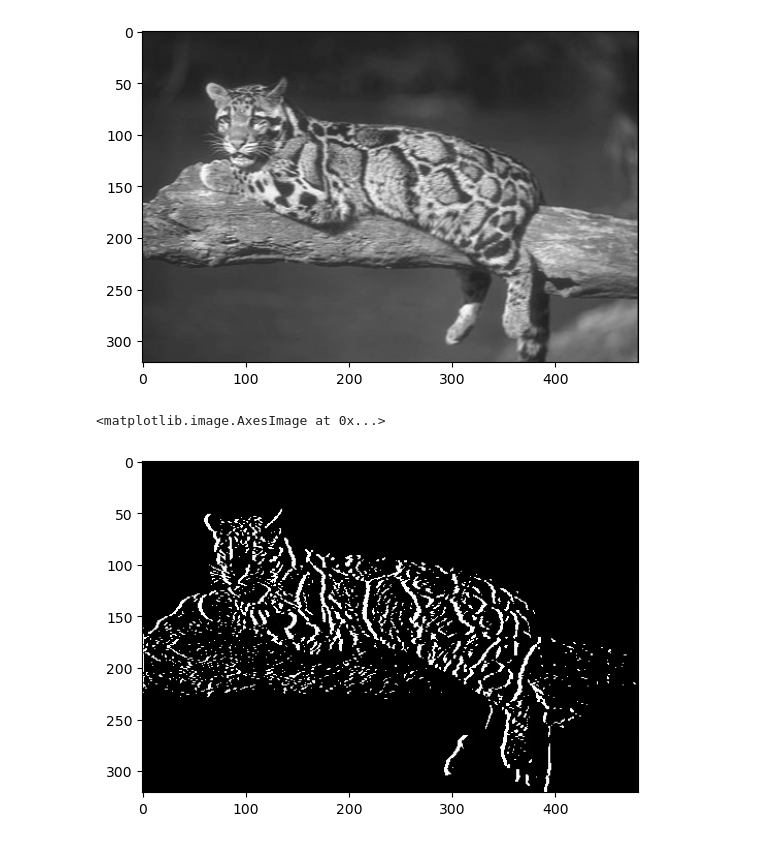
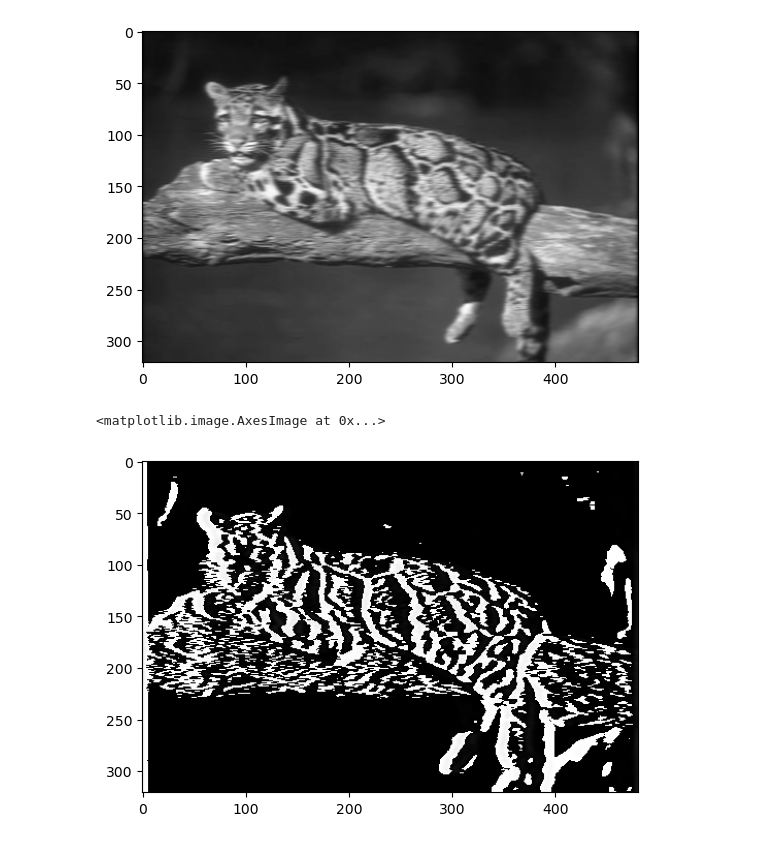
Before and after one commit to sina6990/CV-CAP5415, a Jupyter notebook: Canny.ipynb, the cells around one changed output. Cells and saved outputs as stored; diff of their text form; code cells hidden in the pictures.

Commit message:
addressing the bug for convolving over the image

```diff
--- a/Canny.ipynb
+++ b/Canny.ipynb
@@ -64,13 +68,15 @@ print(d, np.abs(d).sum())
 # %%
-# 1-Dimension Convolving for a given image and kernel
-def convolve(image, kernel):
-    padding_size = kernel.shape[0] // 2
+# 1-Dimension Convolving for a given image and kernel across the X-axis
+def convolve_x(image, kernel):
+    image_height, image_width = image.shape
+    kernel_size = kernel.shape[0]
+    padding_size = kernel_size // 2
     padded_image = np.pad(image, padding_size, mode='constant', constant_values=0)
     output = np.zeros_like(image)
 
-    for i in range(image.shape[0]):
-        for j in range(image.shape[1]):
-            region = padded_image[i, j:j + kernel.shape[0]]
+    for i in range(image_height):
+        for j in range(image_width):
+            region = padded_image[i+padding_size, j:j+kernel_size]
             output[i, j] = np.sum(region * kernel)
 
     return output
@@ -150,14 +195,14 @@ plt.imshow(I2, cmap='gray')
 <matplotlib.image.AxesImage at 0x...>
 [figure]
 # %%
-b = convolve(I2, gaussian_kernel(3, 2))
+b = convolve_x(I2, gaussian_kernel_c(13, 2))
 plt.imshow(b, cmap='gray')
 # %% [output]
 <matplotlib.image.AxesImage at 0x...>
 [figure]
 # %%
-c = convolve(b, gaussian_derivative_kernel_c(3, 2))
+c = convolve_x(b, gaussian_derivative_kernel_c(13, 2))
 plt.imshow(c, cmap='gray')
 # %% [output]
 <matplotlib.image.AxesImage at 0x...>
-[figure, old version]
+[figure, new version]
```
Also changed, not shown: parts of 16 cells of this notebook.
